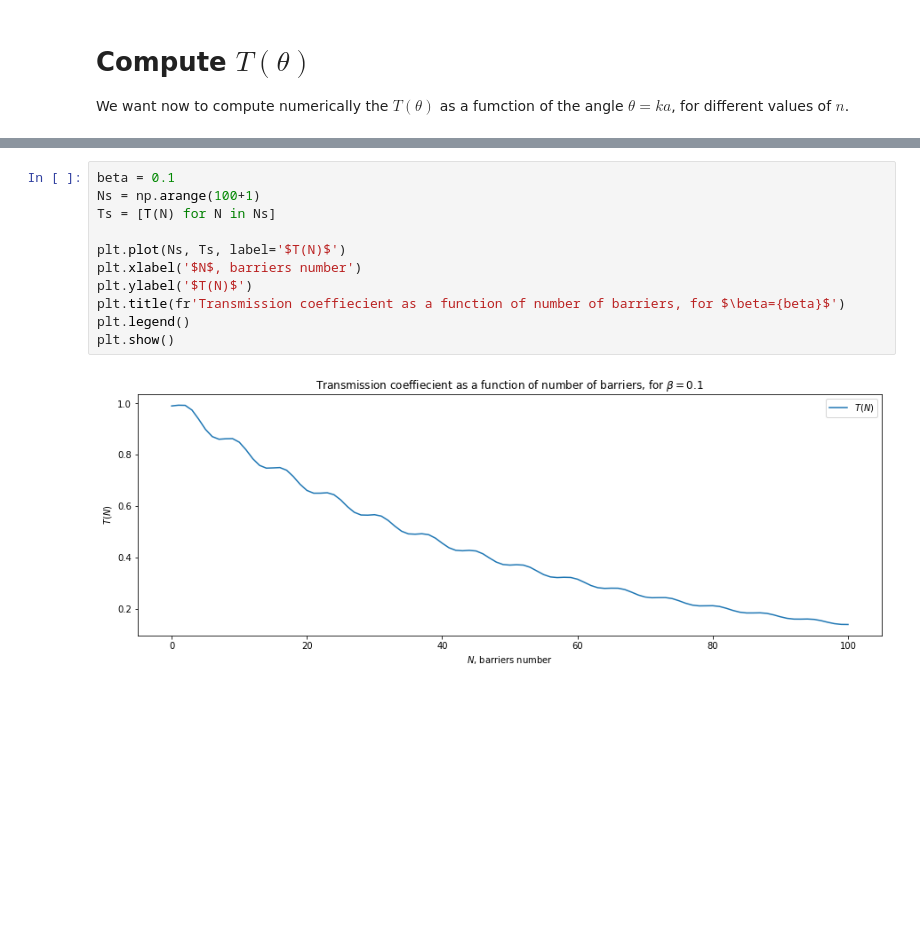
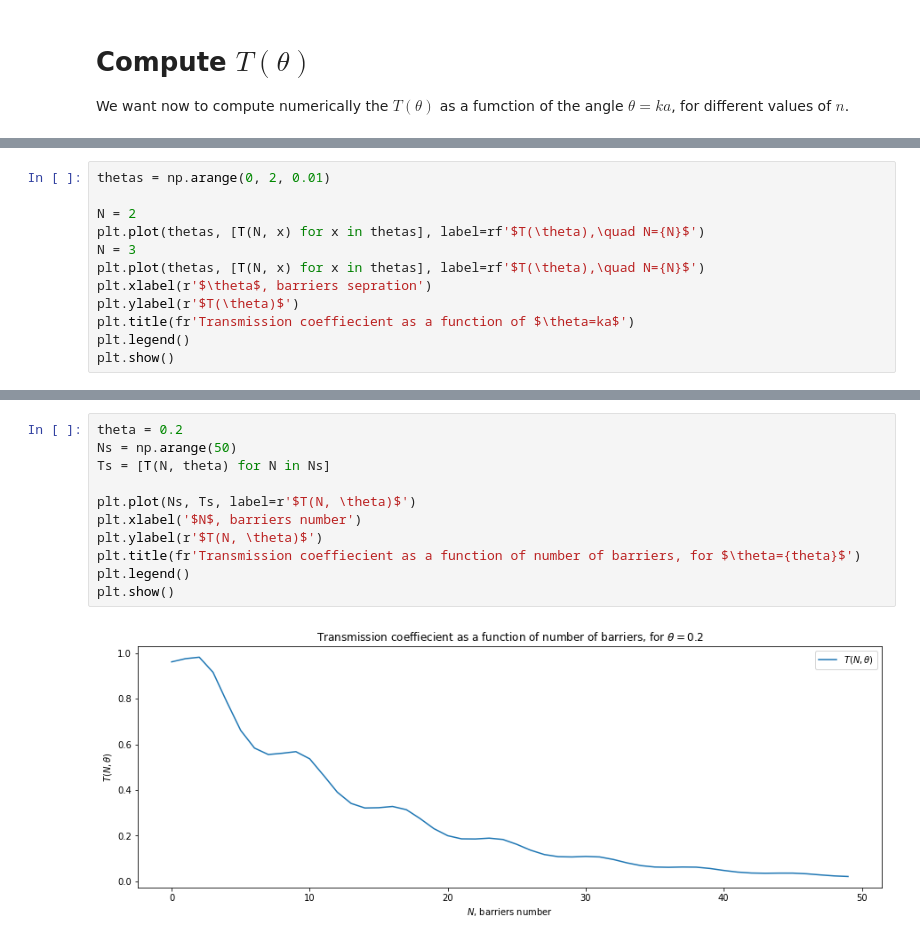
Before and after one commit to ammar-faifi/physics, a Jupyter notebook: PHYS310/N Equally Delta-Potential Barriers.ipynb, the cells around one changed output, grey strips where cells are left out. Saved outputs shown, nothing was run; the diff lists cells and outputs as text; blank space fills up the shorter version.

```diff
--- a/PHYS310/N Equally Delta-Potential Barriers.ipynb
+++ b/PHYS310/N Equally Delta-Potential Barriers.ipynb
@@ -210,0 +220,12 @@ def T(N):
+# %%
+thetas = np.arange(0, 2, 0.01)
+
+N = 2
+plt.plot(thetas, [T(N, x) for x in thetas], label=rf'$T(\theta),\quad N={N}$')
+N = 3
+plt.plot(thetas, [T(N, x) for x in thetas], label=rf'$T(\theta),\quad N={N}$')
+plt.xlabel(r'$\theta$, barriers sepration')
+plt.ylabel(r'$T(\theta)$')
+plt.title(fr'Transmission coeffiecient as a function of $\theta=ka$')
+plt.legend()
+plt.show()
@@ -211,13 +237,13 @@ def T(N):
 # %%
-beta = 0.1
-Ns = np.arange(100+1)
-Ts = [T(N) for N in Ns]
+theta = 0.2
+Ns = np.arange(50)
+Ts = [T(N, theta) for N in Ns]
 
-plt.plot(Ns, Ts, label='$T(N)$')
+plt.plot(Ns, Ts, label=r'$T(N, \theta)$')
 plt.xlabel('$N$, barriers number')
-plt.ylabel('$T(N)$')
-plt.title(fr'Transmission coeffiecient as a function of number of barriers, for $\beta={beta}$')
+plt.ylabel(r'$T(N, \theta)$')
+plt.title(fr'Transmission coeffiecient as a function of number of barriers, for $\theta={theta}$')
 plt.legend()
 plt.show()
 # %% [output]
-[figure, old version]
+[figure, new version]
```
Also changed, not shown: parts of 5 cells of this notebook, 1 other file.
